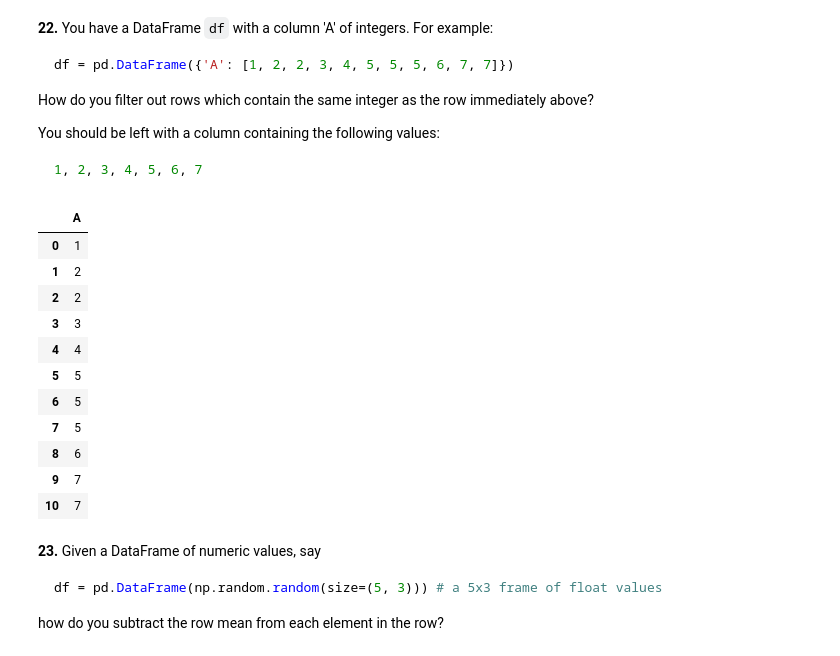
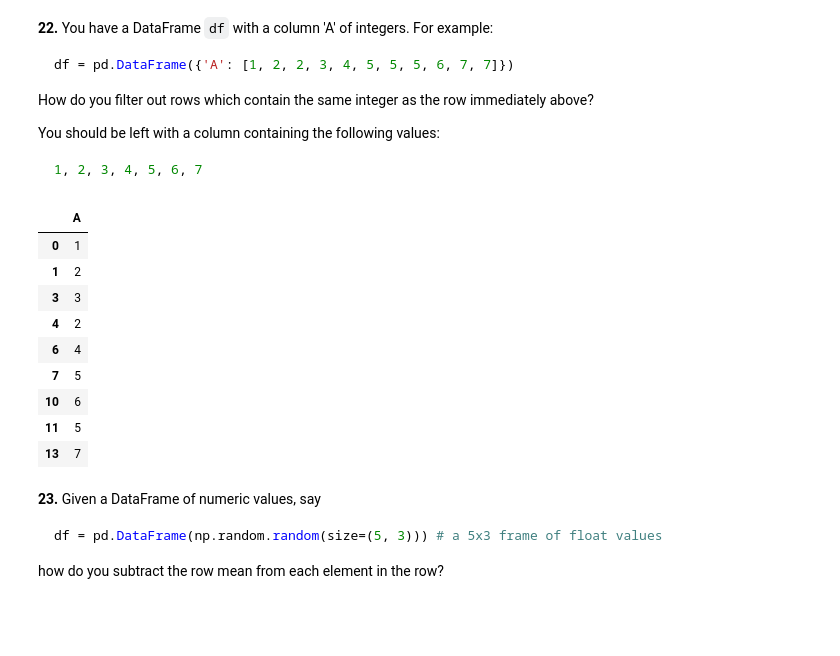
Before and after one commit to H-Nasser/H-Nasser, a Jupyter notebook: 100-pandas-puzzles.ipynb, the cells around one changed output. Cells and saved outputs as stored; diff of their text form; code cells hidden in the pictures; blank space fills up the shorter version.

````diff
--- a/100-pandas-puzzles.ipynb
+++ b/100-pandas-puzzles.ipynb
@@ -327,21 +327,19 @@ You should be left with a column containing the following values:
 1, 2, 3, 4, 5, 6, 7
 ```
 # %%
-df_1 = pd.DataFrame({'A': [1, 2, 2, 3, 4, 5, 5, 5, 6, 7, 7]})
-df_1
+df_1 = pd.DataFrame({'A': [1, 2, 2, 3, 2, 2, 4, 5, 5, 5, 6, 5, 5, 7, 7]})
+df_1[df_1['A'] != df_1['A'].shift()]
 # %% [output]
 |  | A |
 | 0 | 1 |
 | 1 | 2 |
-| 2 | 2 |
 | 3 | 3 |
-| 4 | 4 |
-| 5 | 5 |
-| 6 | 5 |
+| 4 | 2 |
+| 6 | 4 |
 | 7 | 5 |
-| 8 | 6 |
-| 9 | 7 |
-| 10 | 7 |
+| 10 | 6 |
+| 11 | 5 |
+| 13 | 7 |
 # %% [markdown]
 **23.** Given a DataFrame of numeric values, say
 ```python
````
Also changed, not shown: parts of 11 cells of this notebook.
